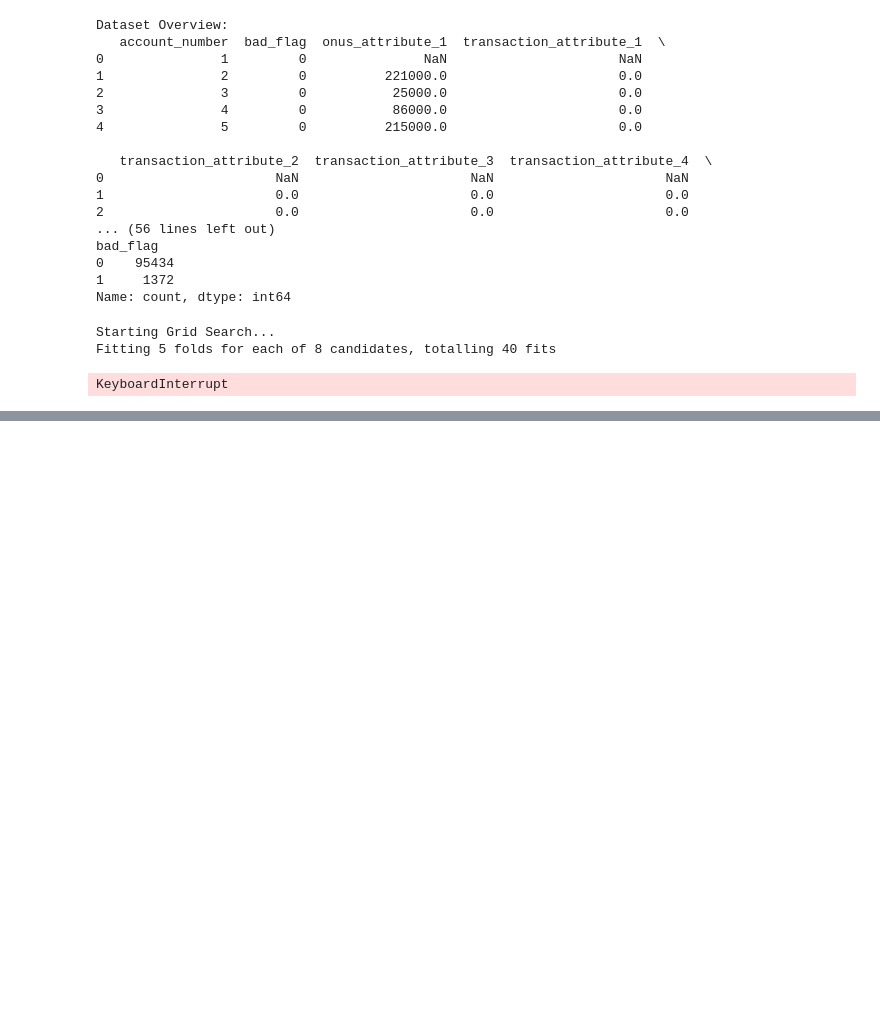
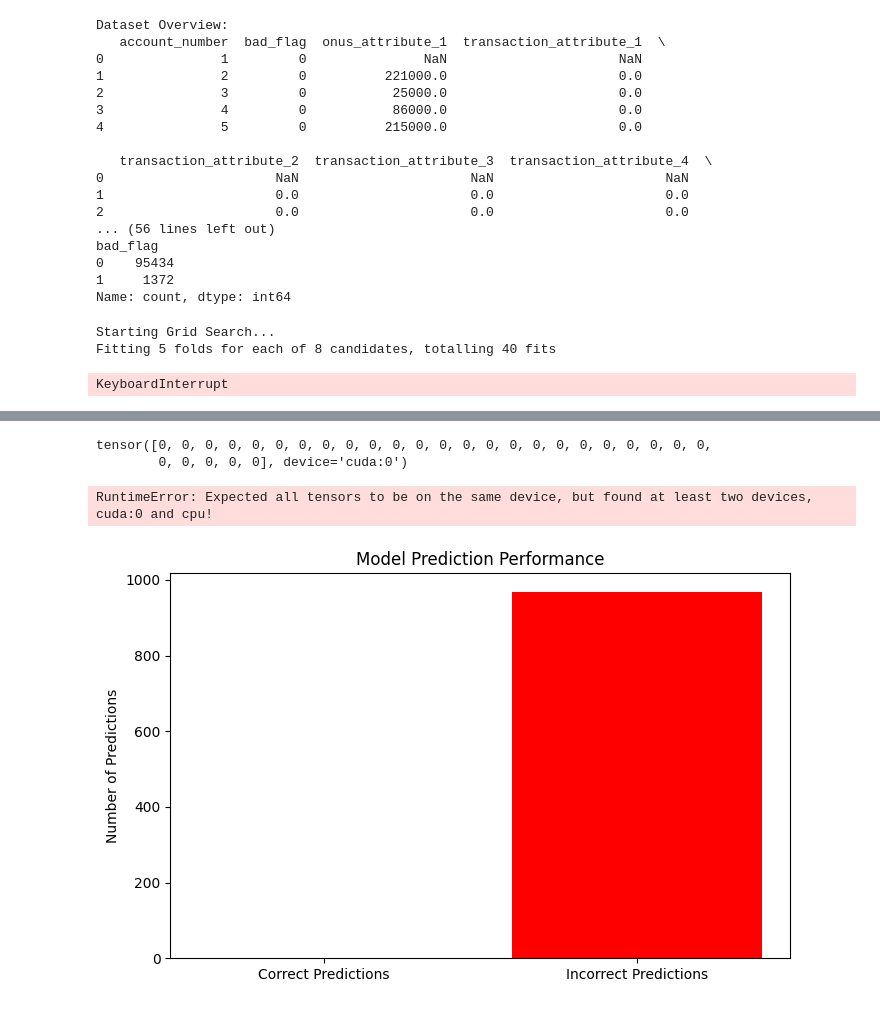
Before and after one commit to Userfrom1995/CreditCard_Predictions, a Jupyter notebook: main.ipynb, the cells around one changed output, grey strips where cells are left out. Cells and saved outputs as stored; diff of their text form; code cells hidden in the pictures; blank space fills up the shorter version.

```diff
--- a/main.ipynb
+++ b/main.ipynb
@@ -408,0 +624,67 @@ print("Predictions for validation data saved to 'validation_predictions.csv'.")
+# %%
+y_batch
+# %% [output]
+tensor([0, 0, 0, 0, 0, 0, 0, 0, 0, 0, 0, 0, 0, 0, 0, 0, 0, 0, 0, 0, 0, 0, 0, 0,
+        0, 0, 0, 0, 0], device='cuda:0')
+# %%
+# Ensure both y_test and y_pred are on the same device
+y_test = y_test.cpu() if y_test.is_cuda else y_test
+y_pred = y_pred.cpu() if y_pred.is_cuda else y_pred
+
+# Calculate correct and incorrect predictions
+correct_predictions = (y_test == y_pred).sum().item()
+incorrect_predictions = (y_test != y_pred).sum().item()
+
+# Data for the plot
+categories = ['Correct Predictions', 'Incorrect Predictions']
+values = [correct_predictions, incorrect_predictions]
+
+# Plot
+import matplotlib.pyplot as plt
+plt.figure(figsize=(8, 5))
+plt.bar(categories, values, color=['green', 'red'])
+plt.title('Model Prediction Performan
+# %%
+import matplotlib.pyplot as plt
+import numpy as np
+
+# Assuming y_test (true labels) and y_pred (predicted labels) are available
+correct_predictions = (y_test == y_pred).sum()
+incorrect_predictions = (y_test != y_pred).sum()
+
+# Data for the plot
+categories = ['Correct Predictions', 'Incorrect Predictions']
+values = [correct_predictions, incorrect_predictions]
+
+# Plot
+plt.figure(figsize=(8, 5))
+plt.bar(categories, values, color=['green', 'red'])
+plt.title('Model Prediction Performance')
+plt.ylabel('Number of Predictions')
+plt.show()
+# %% [output]
+RuntimeError: Expected all tensors to be on the same device, but found at least two devices, cuda:0 and cpu!
+# %%
+# Ensure both y_test and y_pred are on the same device
+# X_test = torch.tensor(X_test.values, dtype=torch.float32)
+# y_test = torch.tensor(y_test.values, dtype=torch.long)
+# X_pred = X_pred.to('cpu')
+y_pred = y_pred.to('cpu')
+
+# Calculate correct and incorrect predictions
+correct_predictions = (y_test == y_pred).sum().item()
+incorrect_predictions = (y_test != y_pred).sum().item()
+
+# Data for the plot
+categories = ['Correct Predictions', 'Incorrect Predictions']
+values = [correct_predictions, incorrect_predictions]
+
+# Plot
+import matplotlib.pyplot as plt
+plt.figure(figsize=(8, 5))
+plt.bar(categories, values, color=['green', 'red'])
+plt.title('Model Prediction Performance')
+plt.ylabel('Number of Predictions')
+plt.show()
+# %% [output]
+[figure, added]
```
Also changed, not shown: parts of 16 cells of this notebook.
